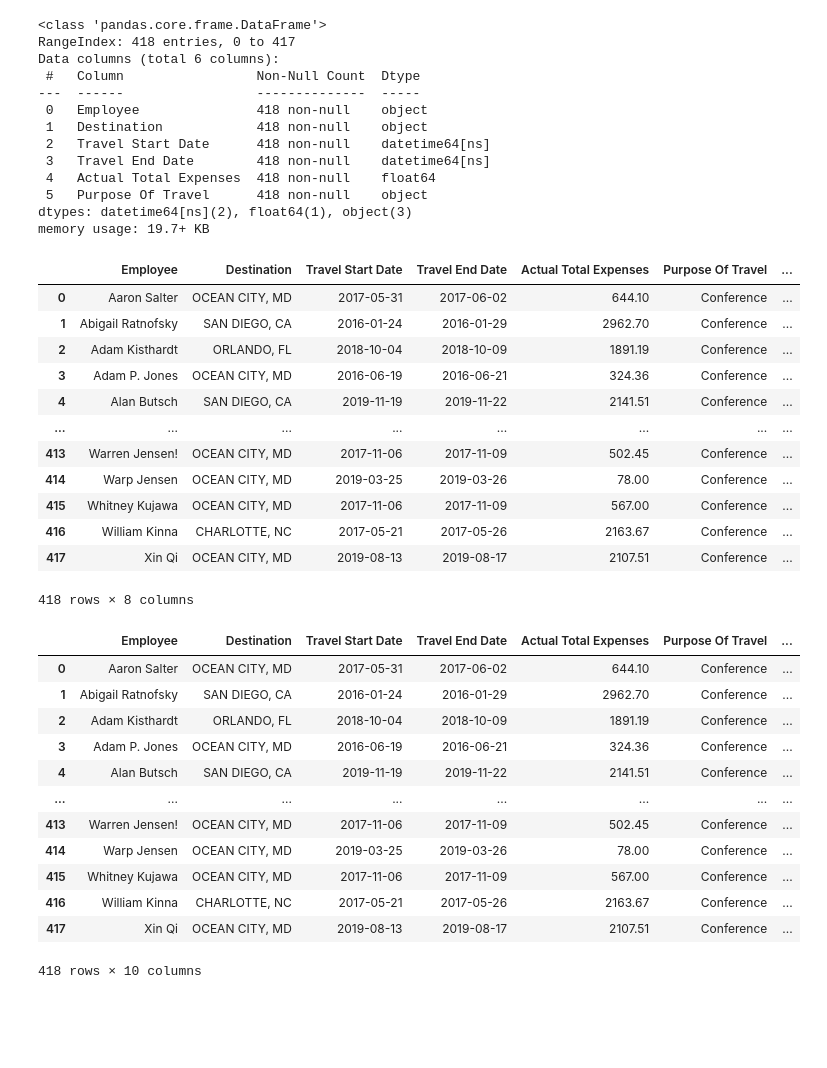
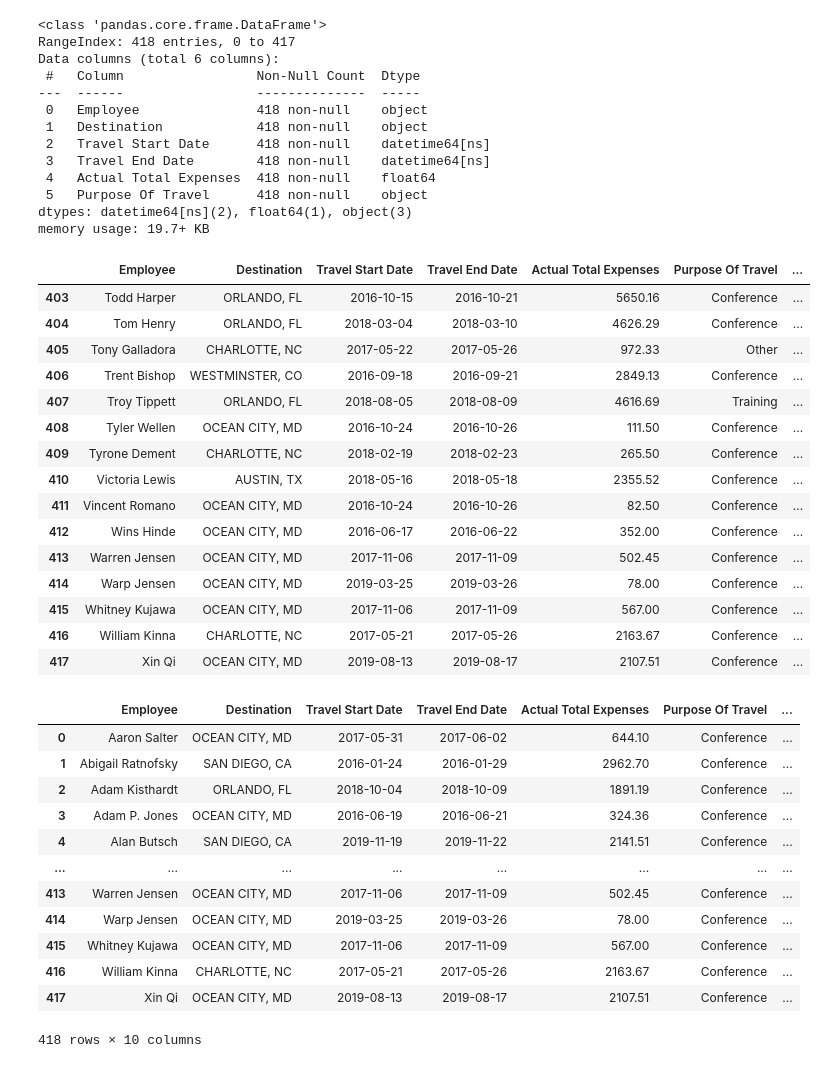
Before and after one commit to carewayo/data_cleaning_with_pandas, a Jupyter notebook: index.ipynb, the cells around one changed output. Drawn from its saved outputs; the diff is of its cells as text; code cells hidden in the pictures; blank space fills up the shorter version.

Commit message:
Applied  a func to remove special char in names

```diff
--- a/index.ipynb
+++ b/index.ipynb
@@ -174,22 +174,33 @@ def make_lower(arg):
 travels_data['State'] = travels_data['Destination'].apply(extract_state)
 
 travels_data['City'] = travels_data['Destination'].apply(extract_city).apply(make_lower)
+# %%
+#This function is created to remove @ from a lastname and also ! from a name in employee column
+def replace_special_char(arg):
+    result = arg.replace('@', '')
+    result = result.replace('!', '')
+    return result
+# %%
+travels_data['Employee'] = travels_data['Employee'].apply(replace_special_char)
 # %%
-travels_data
+travels_data.tail(15)
 # %% [output]
 |  | Employee | Destination | Travel Start Date | Travel End Date | Actual Total Expenses | Purpose Of Travel | ... |
-| 0 | Aaron Salter | OCEAN CITY, MD | 2017-05-31 | 2017-06-02 | 644.10 | Conference | ... |
-| 1 | Abigail Ratnofsky | SAN DIEGO, CA | 2016-01-24 | 2016-01-29 | 2962.70 | Conference | ... |
-| 2 | Adam Kisthardt | ORLANDO, FL | 2018-10-04 | 2018-10-09 | 1891.19 | Conference | ... |
-| 3 | Adam P. Jones | OCEAN CITY, MD | 2016-06-19 | 2016-06-21 | 324.36 | Conference | ... |
-| 4 | Alan Butsch | SAN DIEGO, CA | 2019-11-19 | 2019-11-22 | 2141.51 | Conference | ... |
-| ... | ... | ... | ... | ... | ... | ... | ... |
-| 413 | Warren Jensen! | OCEAN CITY, MD | 2017-11-06 | 2017-11-09 | 502.45 | Conference | ... |
+| 403 | Todd Harper | ORLANDO, FL | 2016-10-15 | 2016-10-21 | 5650.16 | Conference | ... |
+| 404 | Tom Henry | ORLANDO, FL | 2018-03-04 | 2018-03-10 | 4626.29 | Conference | ... |
+| 405 | Tony Galladora | CHARLOTTE, NC | 2017-05-22 | 2017-05-26 | 972.33 | Other | ... |
+| 406 | Trent Bishop | WESTMINSTER, CO | 2016-09-18 | 2016-09-21 | 2849.13 | Conference | ... |
+| 407 | Troy Tippett | ORLANDO, FL | 2018-08-05 | 2018-08-09 | 4616.69 | Training | ... |
+| 408 | Tyler Wellen | OCEAN CITY, MD | 2016-10-24 | 2016-10-26 | 111.50 | Conference | ... |
+| 409 | Tyrone Dement | CHARLOTTE, NC | 2018-02-19 | 2018-02-23 | 265.50 | Conference | ... |
+| 410 | Victoria Lewis | AUSTIN, TX | 2018-05-16 | 2018-05-18 | 2355.52 | Conference | ... |
+| 411 | Vincent Romano | OCEAN CITY, MD | 2016-10-24 | 2016-10-26 | 82.50 | Conference | ... |
+| 412 | Wins Hinde | OCEAN CITY, MD | 2016-06-17 | 2016-06-22 | 352.00 | Conference | ... |
+| 413 | Warren Jensen | OCEAN CITY, MD | 2017-11-06 | 2017-11-09 | 502.45 | Conference | ... |
 | 414 | Warp Jensen | OCEAN CITY, MD | 2019-03-25 | 2019-03-26 | 78.00 | Conference | ... |
 | 415 | Whitney Kujawa | OCEAN CITY, MD | 2017-11-06 | 2017-11-09 | 567.00 | Conference | ... |
 | 416 | William Kinna | CHARLOTTE, NC | 2017-05-21 | 2017-05-26 | 2163.67 | Conference | ... |
 | 417 | Xin Qi | OCEAN CITY, MD | 2019-08-13 | 2019-08-17 | 2107.51 | Conference | ... |
-418 rows × 8 columns
 # %%
 # Creating funcs to split the Employee column values into first name and last name.
 
@@ -215,7 +226,7 @@ travels_data
 | 3 | Adam P. Jones | OCEAN CITY, MD | 2016-06-19 | 2016-06-21 | 324.36 | Conference | ... |
 | 4 | Alan Butsch | SAN DIEGO, CA | 2019-11-19 | 2019-11-22 | 2141.51 | Conference | ... |
 | ... | ... | ... | ... | ... | ... | ... | ... |
-| 413 | Warren Jensen! | OCEAN CITY, MD | 2017-11-06 | 2017-11-09 | 502.45 | Conference | ... |
+| 413 | Warren Jensen | OCEAN CITY, MD | 2017-11-06 | 2017-11-09 | 502.45 | Conference | ... |
 | 414 | Warp Jensen | OCEAN CITY, MD | 2019-03-25 | 2019-03-26 | 78.00 | Conference | ... |
 | 415 | Whitney Kujawa | OCEAN CITY, MD | 2017-11-06 | 2017-11-09 | 567.00 | Conference | ... |
 | 416 | William Kinna | CHARLOTTE, NC | 2017-05-21 | 2017-05-26 | 2163.67 | Conference | ... |
```
Also changed, not shown: parts of 6 cells of this notebook, 1 other file.
